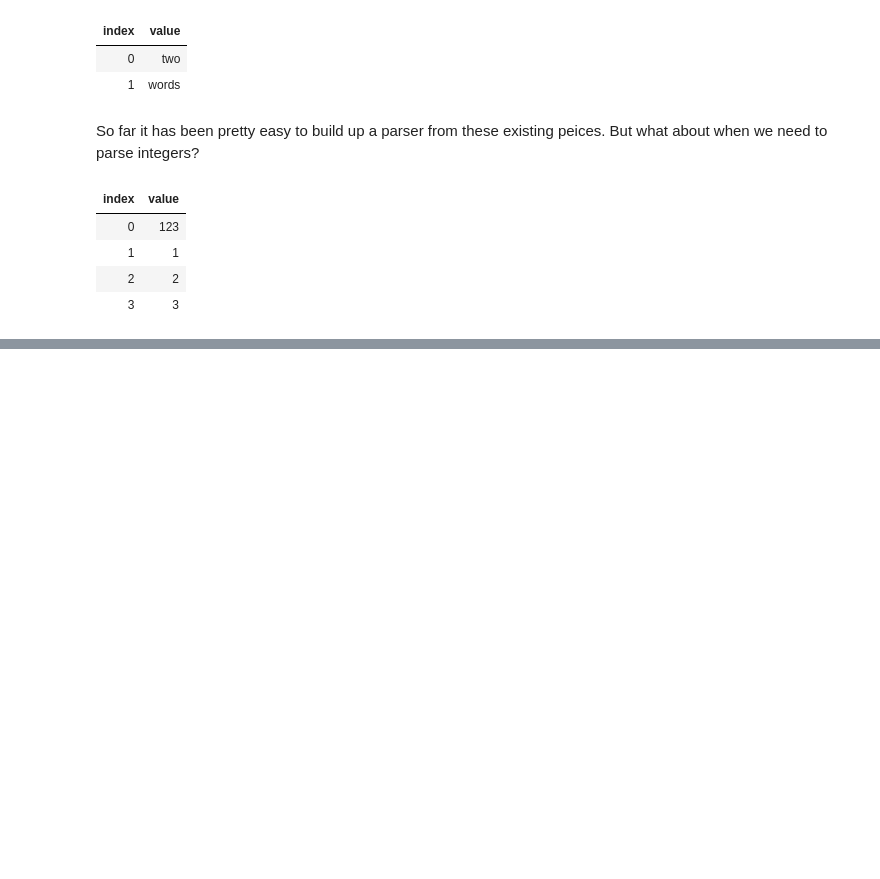
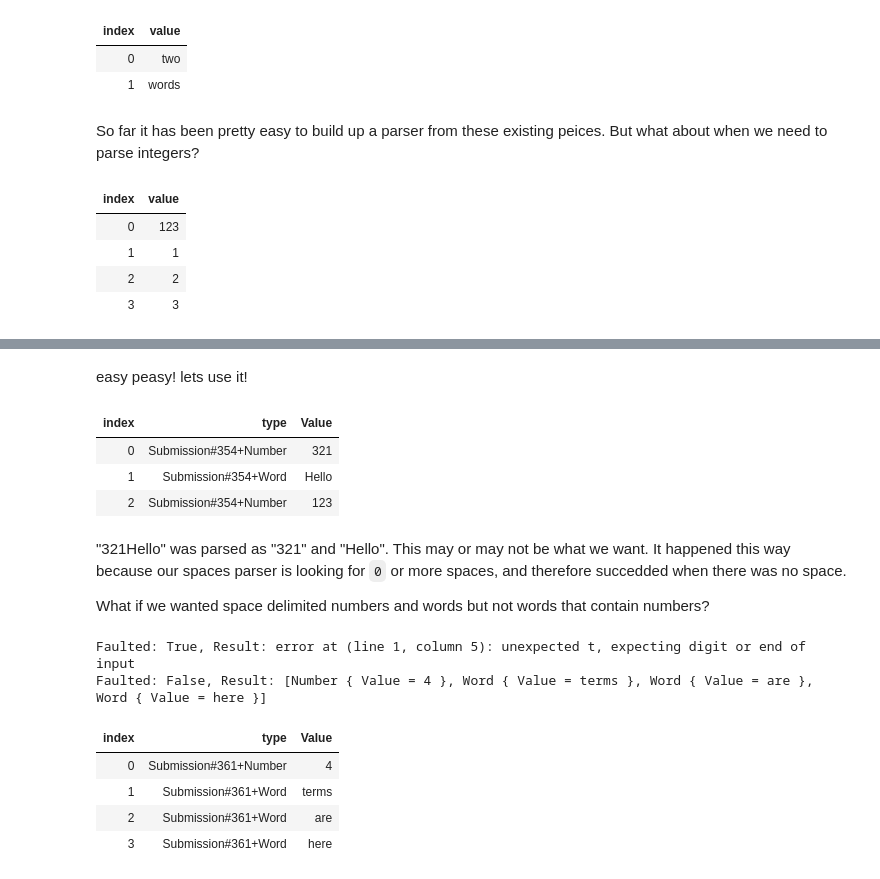
Before and after one commit to qmarsala/FunctionalJourney, a Jupyter notebook: CSharp/functional-csharp-notebook.ipynb, the cells around one changed output, grey strips where cells are left out. Saved outputs shown, nothing was run; the diff lists cells and outputs as text; code cells hidden in the pictures; blank space fills up the shorter version.

```diff
--- a/CSharp/functional-csharp-notebook.ipynb
+++ b/CSharp/functional-csharp-notebook.ipynb
@@ -486,0 +548,63 @@ What about both letters and numbers at the same time?!
+# %% [markdown]
+easy peasy! lets use it!
+# %%
+var word = from w in token(asString(many1(letter)))
+           select new Word(w) as Term;
+
+var number = from d in token(asString(many1(digit)))
+             select new Number(Int32.Parse(d)) as Term;
+
+var term = either<Term>(word, number);
+
+// create our final parser that removes leading white space and invokes `term` many times
+var parser = from sp in spaces
+             from ws in many1(term)
+             select ws;
+
+var result = parser.Parse("   321Hello 123");
+return result.Reply.Result;
+# %% [output]
+| index | type | Value |
+| 0 | Submission#354+Number | 321 |
+| 1 | Submission#354+Word | Hello |
+| 2 | Submission#354+Number | 123 |
+# %% [markdown]
+"321Hello" was parsed as "321" and "Hello".  This may or may not be what we want. It happened this way because our spaces parser is looking for `0` or more spaces, and therefore succedded when there was no space.
+
+What if we wanted space delimited numbers and words but not words that contain numbers?
+# %%
+// update spaces to utilize either
+// we want to enforce `1` space - but can't fail on eof.
+var spaces = either(
+    eof,
+    // we don't care about the spaces, and we need a common abstaction with eof parser
+    // so we map to unit to create a parser<unit>
+    many1(satisfy(System.Char.IsWhiteSpace)).Map(_ => unit)
+);
+
+var word = from w in token(asString(many1(letter)))
+           select new Word(w) as Term;
+
+var number = from d in token(asString(many1(digit)))
+             select new Number(Int32.Parse(d)) as Term;
+
+var term = either<Term>(word, number);
+
+var parser = from sp in spaces
+             from ws in many1(term)
+             select ws;
+
+var result = parse(parser, "   4terms are here");
+Console.WriteLine($"Faulted: {result.IsFaulted}, Result: {result.Reply.Error}"); // an error showing us what went wrong
+
+var result2 = parse(parser, "   4 terms are here");
+Console.WriteLine($"Faulted: {result2.IsFaulted}, Result: {result2.Reply.Result}"); // [number, word, word, word]
+return result2.Reply.Result;
+# %% [output]
+Faulted: True, Result: error at (line 1, column 5): unexpected t, expecting digit or end of input
+Faulted: False, Result: [Number { Value = 4 }, Word { Value = terms }, Word { Value = are }, Word { Value = here }]
+| index | type | Value |
+| 0 | Submission#361+Number | 4 |
+| 1 | Submission#361+Word | terms |
+| 2 | Submission#361+Word | are |
+| 3 | Submission#361+Word | here |
```
Also changed, not shown: parts of 15 cells of this notebook.
